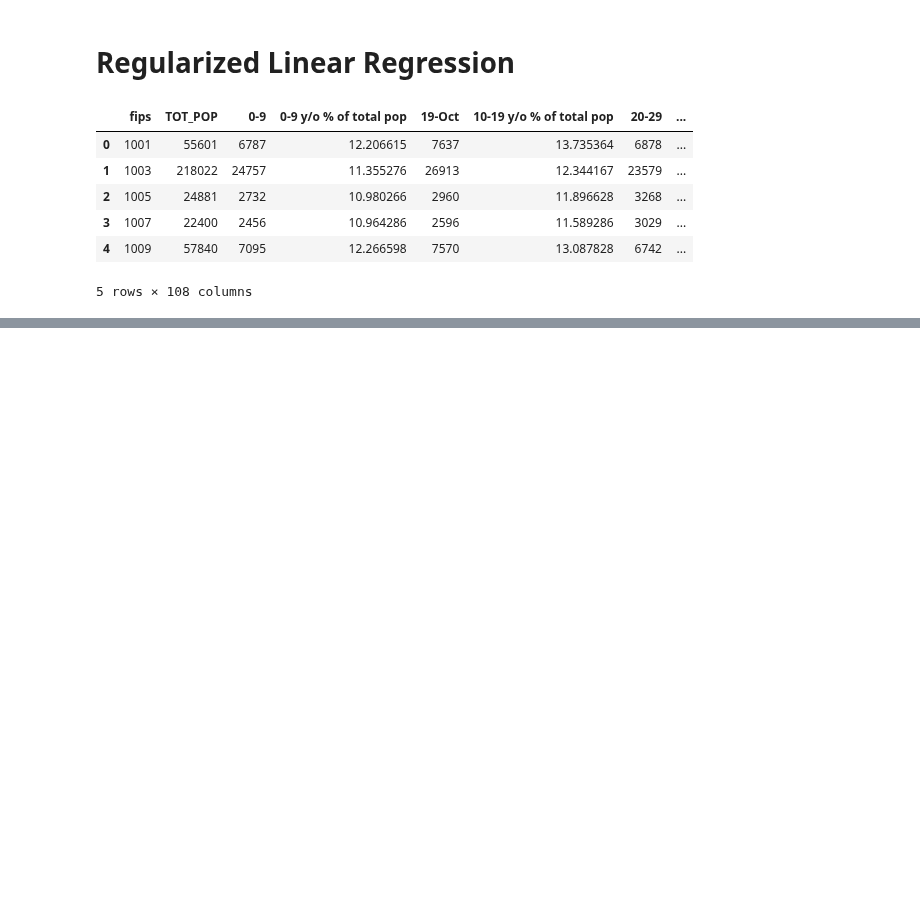
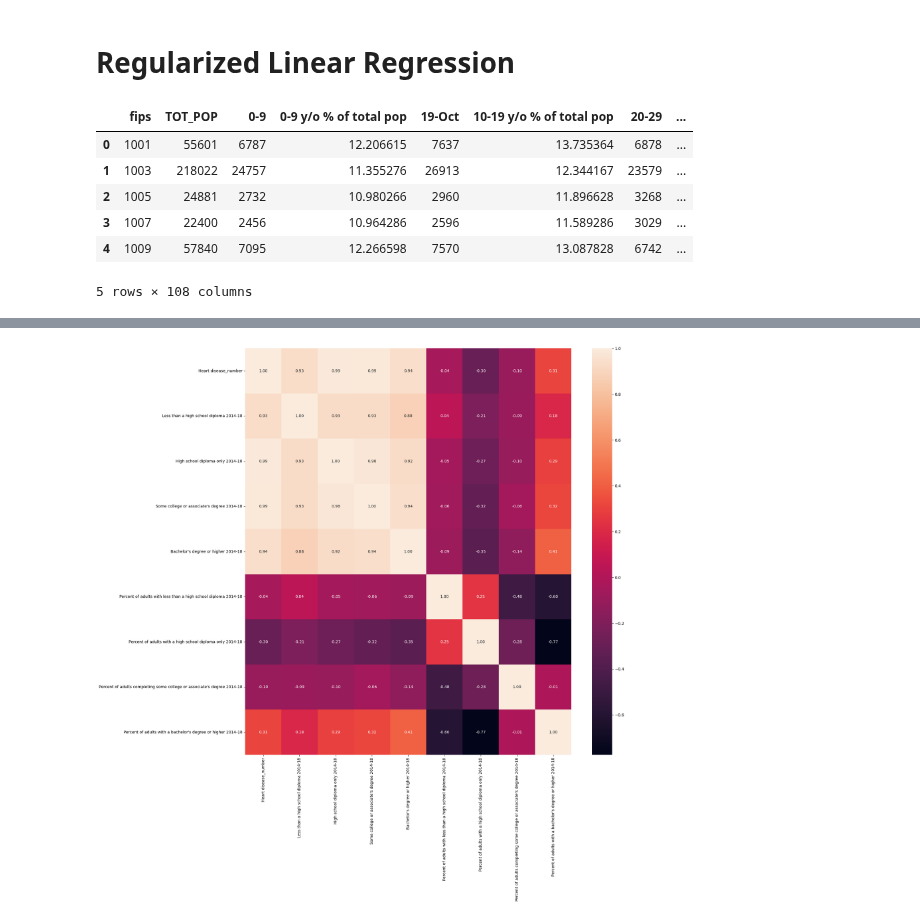
Before and after one commit to Diegomca98/4geeks-ml-template-prjs, a Jupyter notebook: src/explore.ipynb, the cells around one changed output, grey strips where cells are left out. Drawn from its saved outputs; the diff is of its cells as text; code cells hidden in the pictures; blank space fills up the shorter version.

```diff
--- a/src/explore.ipynb
+++ b/src/explore.ipynb
@@ -26,0 +167,15 @@ df.head()
+# %%
+fig = plt.figure(figsize=(20,20))
+
+sns.heatmap(
+    df[
+        b4
+    ].corr(),
+    annot=True,
+    fmt = ".2f"
+)
+
+plt.tight_layout()
+plt.show()
+# %% [output]
+[figure, added]
```
Also changed, not shown: parts of 45 cells of this notebook, 5 other files.
